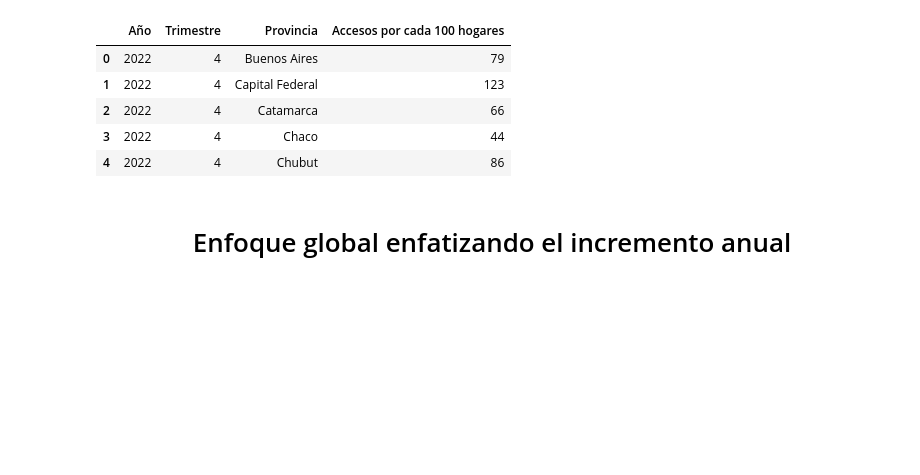
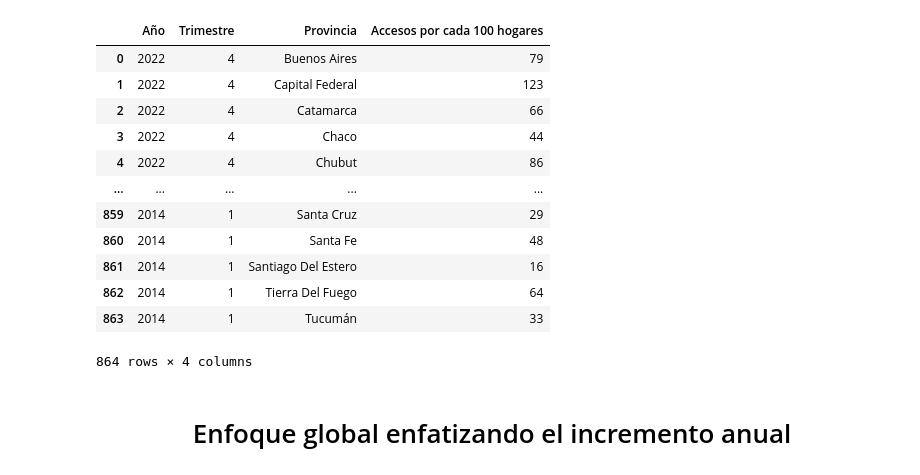
Before and after one commit to jonathancastillo185/Proyecto-2, a Jupyter notebook: ETL/EDA.ipynb, the cells around one changed output. Saved outputs shown, nothing was run; the diff lists cells and outputs as text; code cells hidden in the pictures; blank space fills up the shorter version.

```diff
--- a/ETL/EDA.ipynb
+++ b/ETL/EDA.ipynb
@@ -10,15 +10,22 @@ sns.set_theme(style="dark")
 # %%
 
 internet_penetracion = pd.read_csv(r'..\Data\Internet_Penetracion_hogares.csv')
 
-internet_penetracion.head()
+internet_penetracion
 # %% [output]
 |  | Año | Trimestre | Provincia | Accesos por cada 100 hogares |
 | 0 | 2022 | 4 | Buenos Aires | 79 |
 | 1 | 2022 | 4 | Capital Federal | 123 |
 | 2 | 2022 | 4 | Catamarca | 66 |
 | 3 | 2022 | 4 | Chaco | 44 |
 | 4 | 2022 | 4 | Chubut | 86 |
+| ... | ... | ... | ... | ... |
+| 859 | 2014 | 1 | Santa Cruz | 29 |
+| 860 | 2014 | 1 | Santa Fe | 48 |
+| 861 | 2014 | 1 | Santiago Del Estero | 16 |
+| 862 | 2014 | 1 | Tierra Del Fuego | 64 |
+| 863 | 2014 | 1 | Tucumán | 33 |
+864 rows × 4 columns
 # %% [markdown]
 <h1><center>Enfoque global enfatizando el incremento anual</center></h1>
 # %%
```
Also changed, not shown: 2 other files.
